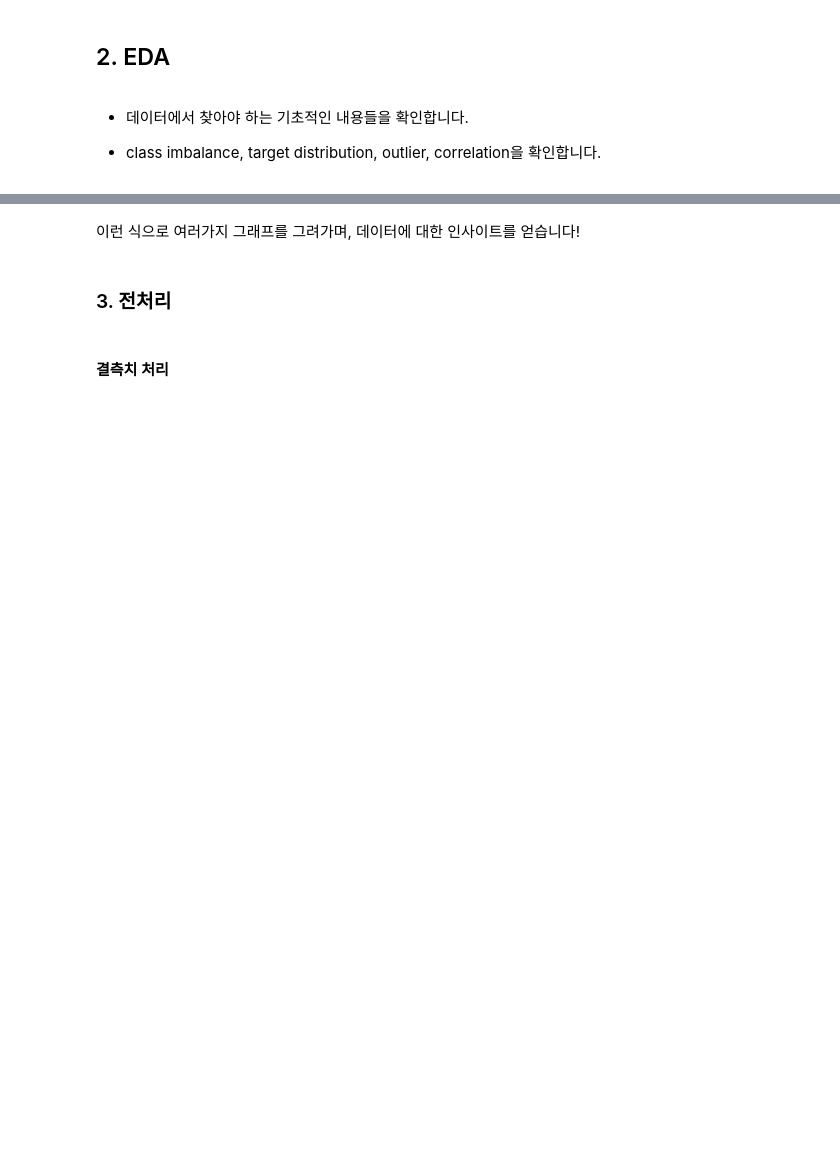
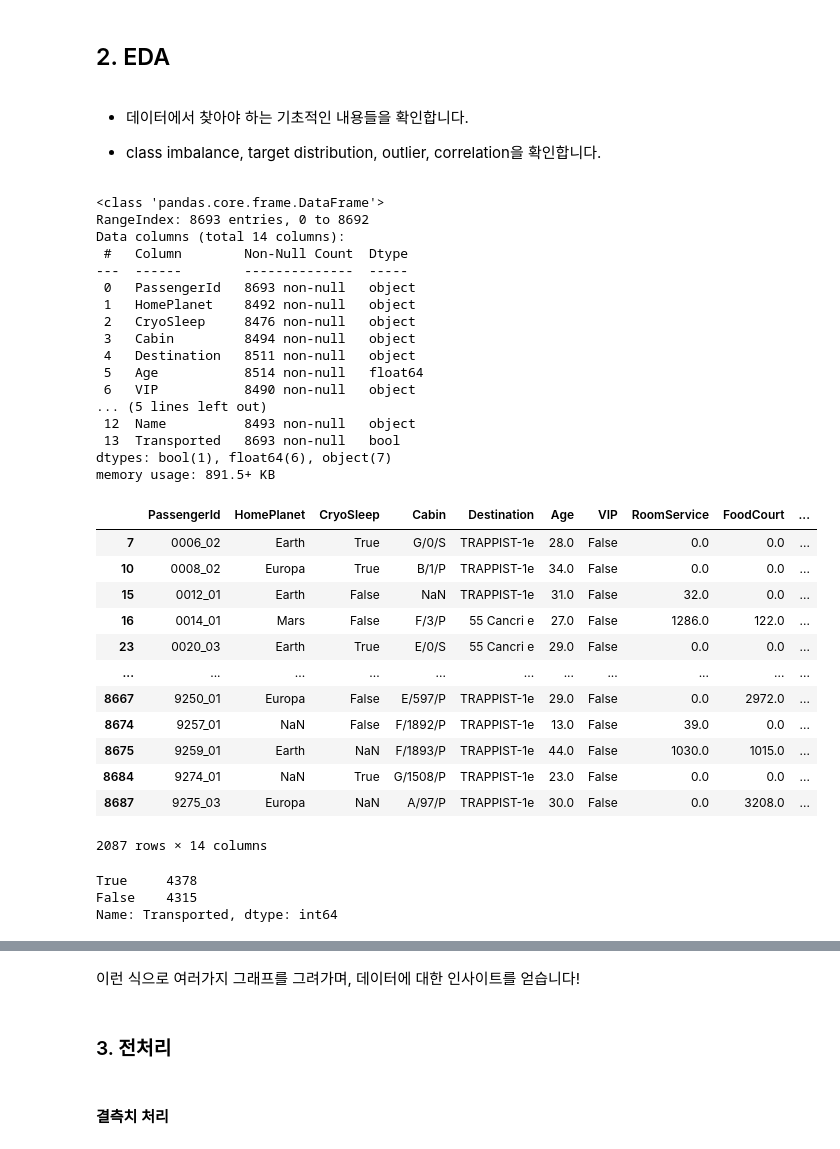
Before and after one commit to myeongwang/kaggle, a Jupyter notebook: spaceship-titanic/[Upstage AI LAB 01] Spaceship Titanic ML PJT.ipynb, the cells around one changed output, grey strips where cells are left out. Cells and saved outputs as stored; diff of their text form; code cells hidden in the pictures; blank space fills up the shorter version.

```diff
--- a/spaceship-titanic/[Upstage AI LAB 01] Spaceship Titanic ML PJT.ipynb
+++ b/spaceship-titanic/[Upstage AI LAB 01] Spaceship Titanic ML PJT.ipynb
@@ -56,4 +77,4 @@ import optuna
 # %%
 # 데이터를 불러옵니다.
-train = pd.read_csv()
-test = pd.read_csv()
+train = pd.read_csv('/Users/myeongjinlee/Desktop/kaggle/kaggle/spaceship-titanic/train.csv')
+test = pd.read_csv('/Users/myeongjinlee/Desktop/kaggle/kaggle/spaceship-titanic/test.csv')
@@ -64,3 +103,48 @@ test = pd.read_csv()
 
 
 - class imbalance, target distribution, outlier, correlation을 확인합니다.
+# %%
+# 데이터를 아무것도 모를 때 일단 해야하는 3가지
+
+# 1. 결측치 체크(안하면 모델이 아예 돌아가질 않음)
+train.info() #id,transported 제외 나머지 컬럼은 결측치 있음 확인
+# 특정 컬럼이 결측치를 많이 포함하고 있는지!(근데 지금은 전체적으로 다 퍼져있음 ㅠ)
+
+train.isnull().any(axis=1) #dataframe이 boolean mask가 됨.
+train[train.isnull().any(axis=1)] # 결측치 포함 데이터가 2087
+
+
+# 2. dtype이 object인 column들 체크(str) : 역시 모델 안돌아감(categorical feature 확인)
+# 3. target value 정보를 체크: 우리가 하는 건 다 웬만하면 SL
+    # --> class imbalance 체크(이진분류) 보통 10:1 이상인 경우
+# %% [output]
+<class 'pandas.core.frame.DataFrame'>
+RangeIndex: 8693 entries, 0 to 8692
+Data columns (total 14 columns):
+ #   Column        Non-Null Count  Dtype
+---  ------        --------------  -----
+ 0   PassengerId   8693 non-null   object
+ 1   HomePlanet    8492 non-null   object
+ 2   CryoSleep     8476 non-null   object
+ 3   Cabin         8494 non-null   object
+ 4   Destination   8511 non-null   object
+ 5   Age           8514 non-null   float64
+ 6   VIP           8490 non-null   object
+... (5 lines left out)
+ 12  Name          8493 non-null   object
+ 13  Transported   8693 non-null   bool
+dtypes: bool(1), float64(6), object(7)
+memory usage: 891.5+ KB
+|  | PassengerId | HomePlanet | CryoSleep | Cabin | Destination | Age | VIP | RoomService | FoodCourt | ... |
+| 7 | 0006_02 | Earth | True | G/0/S | TRAPPIST-1e | 28.0 | False | 0.0 | 0.0 | ... |
+| 10 | 0008_02 | Europa | True | B/1/P | TRAPPIST-1e | 34.0 | False | 0.0 | 0.0 | ... |
+| 15 | 0012_01 | Earth | False | NaN | TRAPPIST-1e | 31.0 | False | 32.0 | 0.0 | ... |
+| 16 | 0014_01 | Mars | False | F/3/P | 55 Cancri e | 27.0 | False | 1286.0 | 122.0 | ... |
+| 23 | 0020_03 | Earth | True | E/0/S | 55 Cancri e | 29.0 | False | 0.0 | 0.0 | ... |
+| ... | ... | ... | ... | ... | ... | ... | ... | ... | ... | ... |
+| 8667 | 9250_01 | Europa | False | E/597/P | TRAPPIST-1e | 29.0 | False | 0.0 | 2972.0 | ... |
+| 8674 | 9257_01 | NaN | False | F/1892/P | TRAPPIST-1e | 13.0 | False | 39.0 | 0.0 | ... |
+| 8675 | 9259_01 | Earth | NaN | F/1893/P | TRAPPIST-1e | 44.0 | False | 1030.0 | 1015.0 | ... |
+| 8684 | 9274_01 | NaN | True | G/1508/P | TRAPPIST-1e | 23.0 | False | 0.0 | 0.0 | ... |
+| 8687 | 9275_03 | Europa | NaN | A/97/P | TRAPPIST-1e | 30.0 | False | 0.0 | 3208.0 | ... |
+2087 rows × 14 columns
@@ -67,3 +157,7 @@ test = pd.read_csv()
 # %%
 ## On your Own
 train.Transported.value_counts()
+# %% [output]
+True     4378
+False    4315
+Name: Transported, dtype: int64
```
Also changed, not shown: parts of 44 cells of this notebook.
